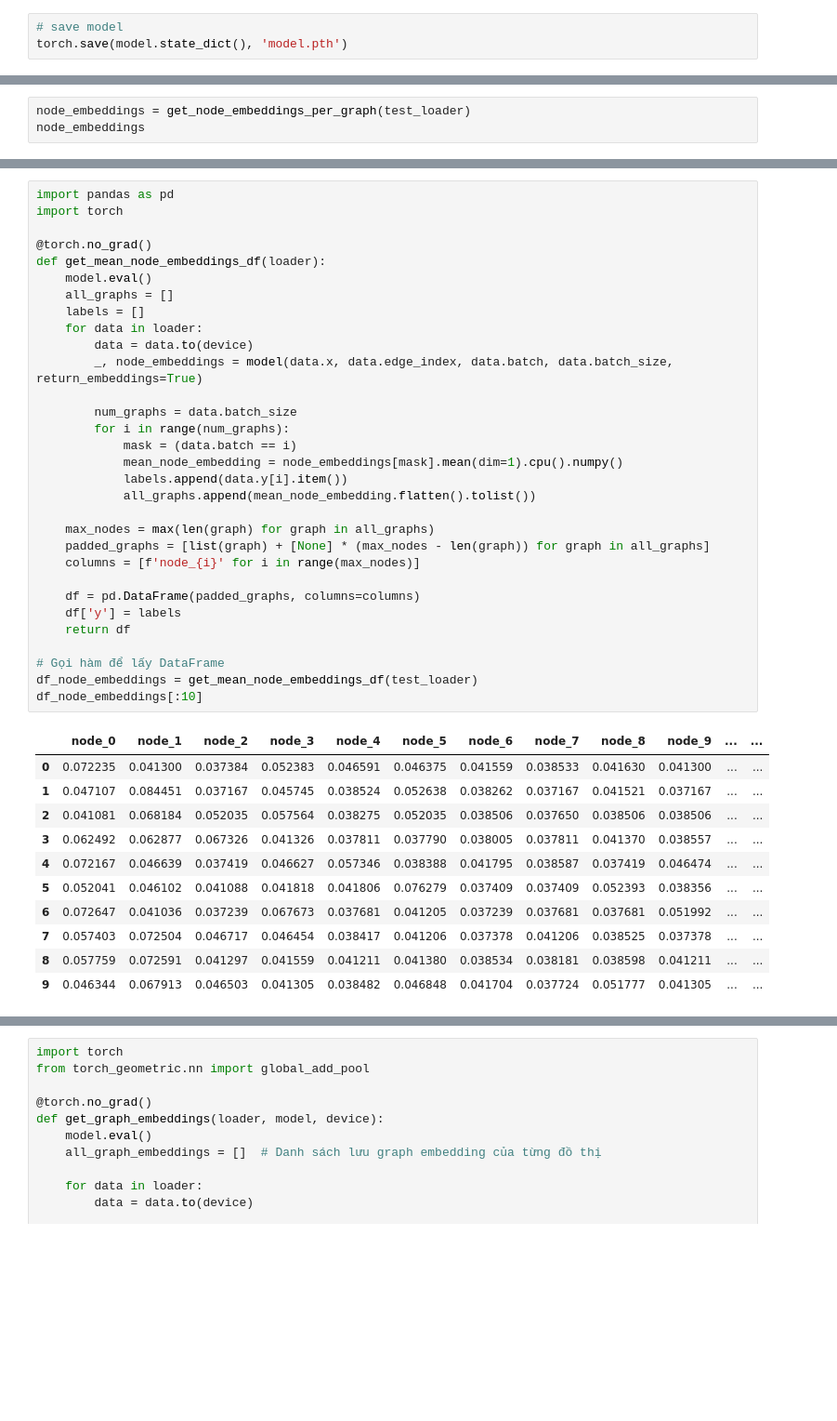
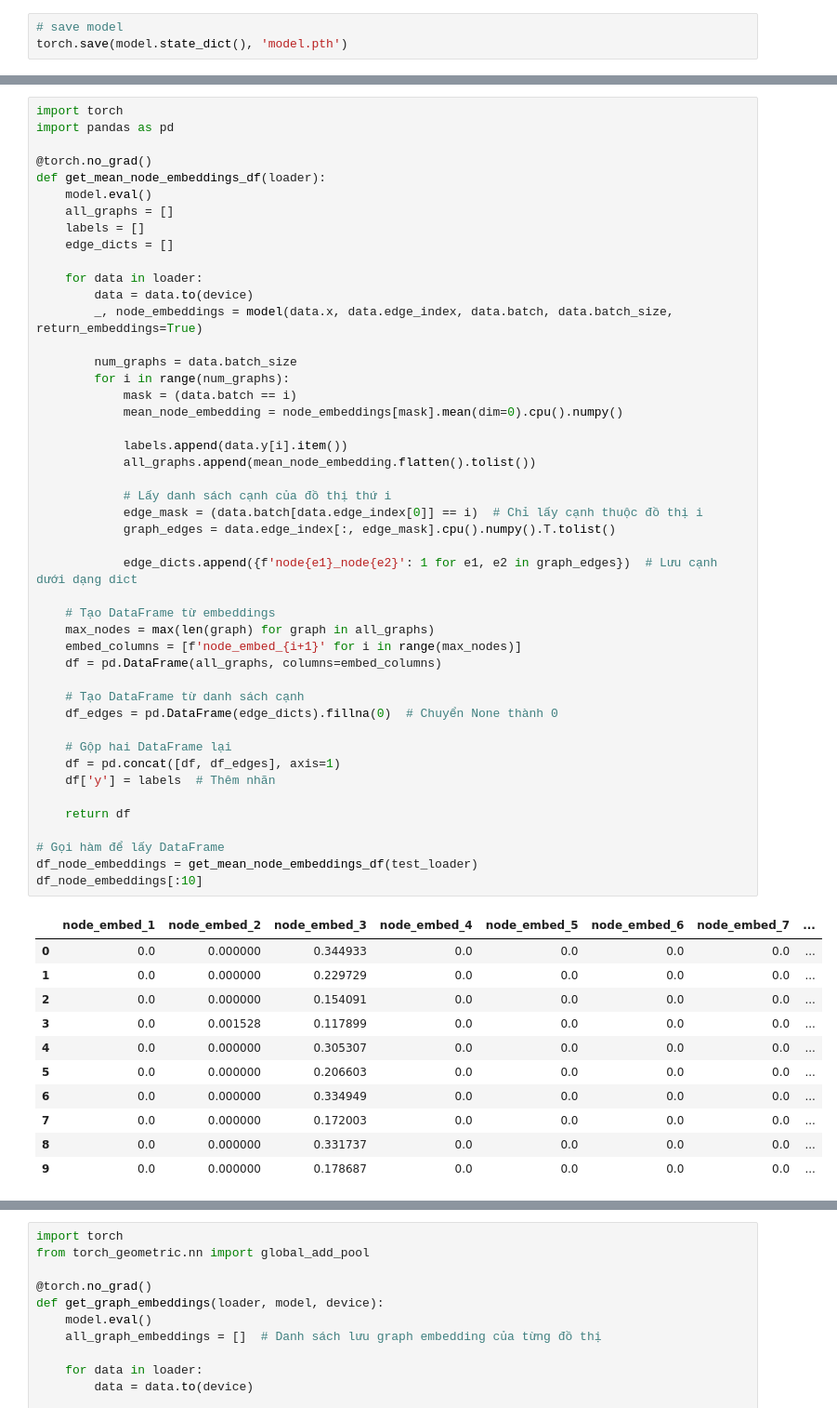
Before and after one commit to giahuy1311/Lore, a Jupyter notebook: training_GIN.ipynb, the cells around one changed output, grey strips where cells are left out. Shown at 93% size. Saved outputs shown, nothing was run; the diff lists cells and outputs as text; blank space fills up the shorter version.

```diff
--- a/training_GIN.ipynb
+++ b/training_GIN.ipynb
@@ -309,3 +288,0 @@ def get_node_embeddings_per_graph(loader):
-# %%
-node_embeddings = get_node_embeddings_per_graph(test_loader)
-node_embeddings
@@ -330,43 +289,58 @@ node_embeddings
 # %%
+import torch
 import pandas as pd
-import torch
 
 @torch.no_grad()
 def get_mean_node_embeddings_df(loader):
     model.eval()
     all_graphs = []
     labels = []
+    edge_dicts = []
+
     for data in loader:
         data = data.to(device)
         _, node_embeddings = model(data.x, data.edge_index, data.batch, data.batch_size, return_embeddings=True)
 
         num_graphs = data.batch_size
         for i in range(num_graphs):
             mask = (data.batch == i)
-            mean_node_embedding = node_embeddings[mask].mean(dim=1).cpu().numpy()
+            mean_node_embedding = node_embeddings[mask].mean(dim=0).cpu().numpy()
+
             labels.append(data.y[i].item())
             all_graphs.append(mean_node_embedding.flatten().tolist())
 
+            # Lấy danh sách cạnh của đồ thị thứ i
+            edge_mask = (data.batch[data.edge_index[0]] == i)  # Chỉ lấy cạnh thuộc đồ thị i
+            graph_edges = data.edge_index[:, edge_mask].cpu().numpy().T.tolist()
+
+            edge_dicts.append({f'node{e1}_node{e2}': 1 for e1, e2 in graph_edges})  # Lưu cạnh dưới dạng dict
+
+    # Tạo DataFrame từ embeddings
     max_nodes = max(len(graph) for graph in all_graphs)
-    padded_graphs = [list(graph) + [None] * (max_nodes - len(graph)) for graph in all_graphs]
-    columns = [f'node_{i}' for i in range(max_nodes)]
+    embed_columns = [f'node_embed_{i+1}' for i in range(max_nodes)]
+    df = pd.DataFrame(all_graphs, columns=embed_columns)
 
-    df = pd.DataFrame(padded_graphs, columns=columns)
-    df['y'] = labels
+    # Tạo DataFrame từ danh sách cạnh
+    df_edges = pd.DataFrame(edge_dicts).fillna(0)  # Chuyển None thành 0
+
+    # Gộp hai DataFrame lại
+    df = pd.concat([df, df_edges], axis=1)
+    df['y'] = labels  # Thêm nhãn
+
     return df
 
 # Gọi hàm để lấy DataFrame
 df_node_embeddings = get_mean_node_embeddings_df(test_loader)
 df_node_embeddings[:10]
 # %% [output]
-|  | node_0 | node_1 | node_2 | node_3 | node_4 | node_5 | node_6 | node_7 | node_8 | node_9 | ... | ... |
-| 0 | 0.072235 | 0.041300 | 0.037384 | 0.052383 | 0.046591 | 0.046375 | 0.041559 | 0.038533 | 0.041630 | 0.041300 | ... | ... |
-| 1 | 0.047107 | 0.084451 | 0.037167 | 0.045745 | 0.038524 | 0.052638 | 0.038262 | 0.037167 | 0.041521 | 0.037167 | ... | ... |
-| 2 | 0.041081 | 0.068184 | 0.052035 | 0.057564 | 0.038275 | 0.052035 | 0.038506 | 0.037650 | 0.038506 | 0.038506 | ... | ... |
-| 3 | 0.062492 | 0.062877 | 0.067326 | 0.041326 | 0.037811 | 0.037790 | 0.038005 | 0.037811 | 0.041370 | 0.038557 | ... | ... |
-| 4 | 0.072167 | 0.046639 | 0.037419 | 0.046627 | 0.057346 | 0.038388 | 0.041795 | 0.038587 | 0.037419 | 0.046474 | ... | ... |
-| 5 | 0.052041 | 0.046102 | 0.041088 | 0.041818 | 0.041806 | 0.076279 | 0.037409 | 0.037409 | 0.052393 | 0.038356 | ... | ... |
-| 6 | 0.072647 | 0.041036 | 0.037239 | 0.067673 | 0.037681 | 0.041205 | 0.037239 | 0.037681 | 0.037681 | 0.051992 | ... | ... |
-| 7 | 0.057403 | 0.072504 | 0.046717 | 0.046454 | 0.038417 | 0.041206 | 0.037378 | 0.041206 | 0.038525 | 0.037378 | ... | ... |
-| 8 | 0.057759 | 0.072591 | 0.041297 | 0.041559 | 0.041211 | 0.041380 | 0.038534 | 0.038181 | 0.038598 | 0.041211 | ... | ... |
-| 9 | 0.046344 | 0.067913 | 0.046503 | 0.041305 | 0.038482 | 0.046848 | 0.041704 | 0.037724 | 0.051777 | 0.041305 | ... | ... |
+|  | node_embed_1 | node_embed_2 | node_embed_3 | node_embed_4 | node_embed_5 | node_embed_6 | node_embed_7 | ... |
+| 0 | 0.0 | 0.000000 | 0.344933 | 0.0 | 0.0 | 0.0 | 0.0 | ... |
+| 1 | 0.0 | 0.000000 | 0.229729 | 0.0 | 0.0 | 0.0 | 0.0 | ... |
+| 2 | 0.0 | 0.000000 | 0.154091 | 0.0 | 0.0 | 0.0 | 0.0 | ... |
+| 3 | 0.0 | 0.001528 | 0.117899 | 0.0 | 0.0 | 0.0 | 0.0 | ... |
+| 4 | 0.0 | 0.000000 | 0.305307 | 0.0 | 0.0 | 0.0 | 0.0 | ... |
+| 5 | 0.0 | 0.000000 | 0.206603 | 0.0 | 0.0 | 0.0 | 0.0 | ... |
+| 6 | 0.0 | 0.000000 | 0.334949 | 0.0 | 0.0 | 0.0 | 0.0 | ... |
+| 7 | 0.0 | 0.000000 | 0.172003 | 0.0 | 0.0 | 0.0 | 0.0 | ... |
+| 8 | 0.0 | 0.000000 | 0.331737 | 0.0 | 0.0 | 0.0 | 0.0 | ... |
+| 9 | 0.0 | 0.000000 | 0.178687 | 0.0 | 0.0 | 0.0 | 0.0 | ... |
```
Also changed, not shown: parts of 19 cells of this notebook, 45 other files.
